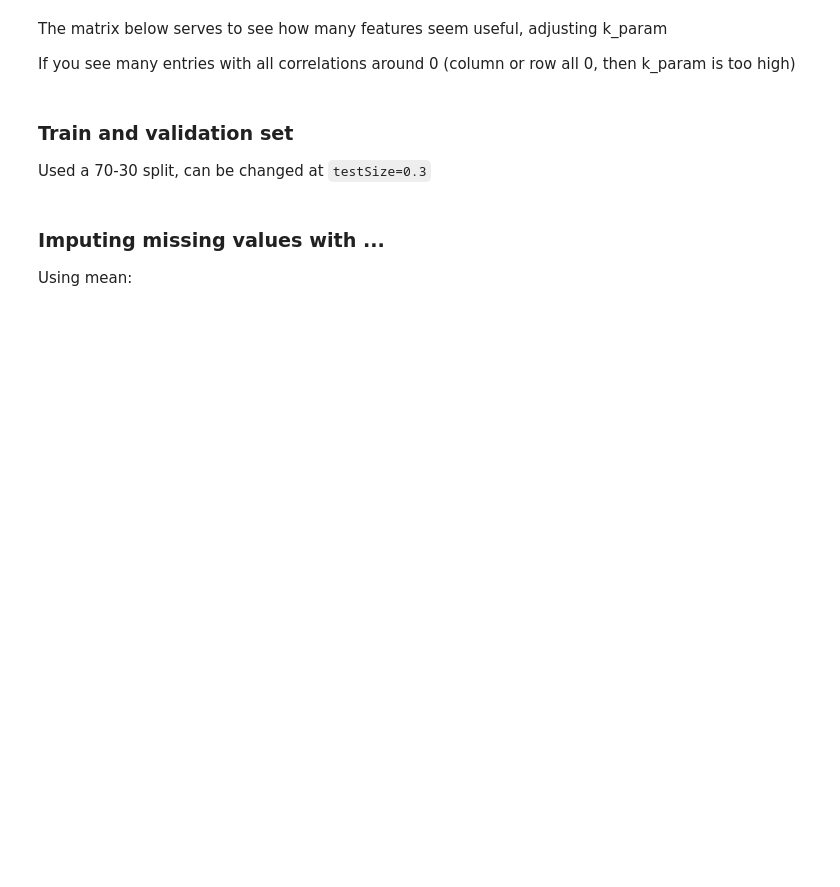
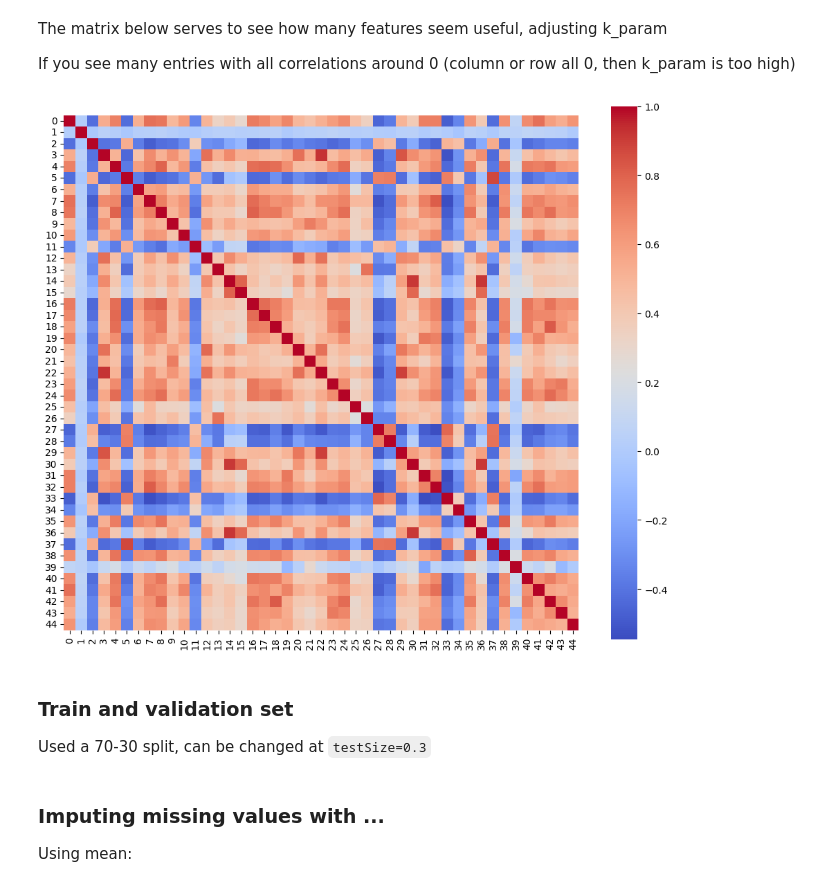
Before and after one commit to JorgeOrtizV/AML_projects, a Jupyter notebook: project1/testing.ipynb, the cells around one changed output. Cells and saved outputs as stored; diff of their text form; code cells hidden in the pictures; blank space fills up the shorter version.

```diff
--- a/project1/testing.ipynb
+++ b/project1/testing.ipynb
@@ -28,24 +30,25 @@ If you see many entries with all correlations around 0 (column or row all 0, the
 # %%
 from sklearn.feature_selection import SelectKBest, mutual_info_regression
 import seaborn as sns
 import matplotlib.pyplot as plt
 
-k_param = 40
+k_param = 45
 
 X_train = X_train_full
 y_train = y_train_full
 
 X_impute = np.nanmean(X_train, axis=0, keepdims=True)
 X_train = np.where(np.isnan(X_train), X_impute, X_train)
 
 selector = SelectKBest(mutual_info_regression, k=k_param)
 X_selected = selector.fit_transform(X_train, y_train)
 
 corr_matrix = np.corrcoef(X_selected.T)
 plt.figure(figsize=(12, 10))
 sns.heatmap(corr_matrix, cmap="coolwarm", annot=False, square=True, cbar=True)
-plt.title("Correlation Matrix Heatmap of Selected Features")
 plt.show()
+# %% [output]
+[figure, added]
 # %% [markdown]
 ### Train and validation set
 Used a 70-30 split, can be changed at `testSize=0.3`
```
Also changed, not shown: parts of 6 cells of this notebook, 2 other files.
